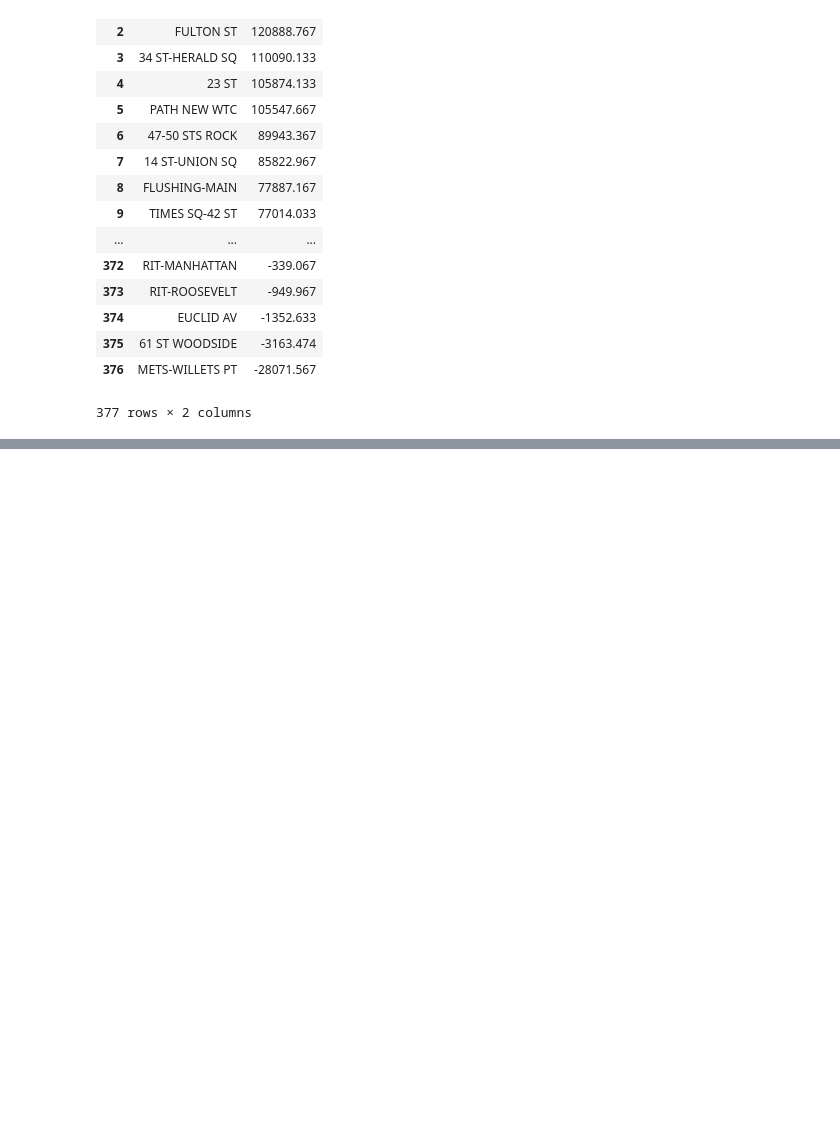
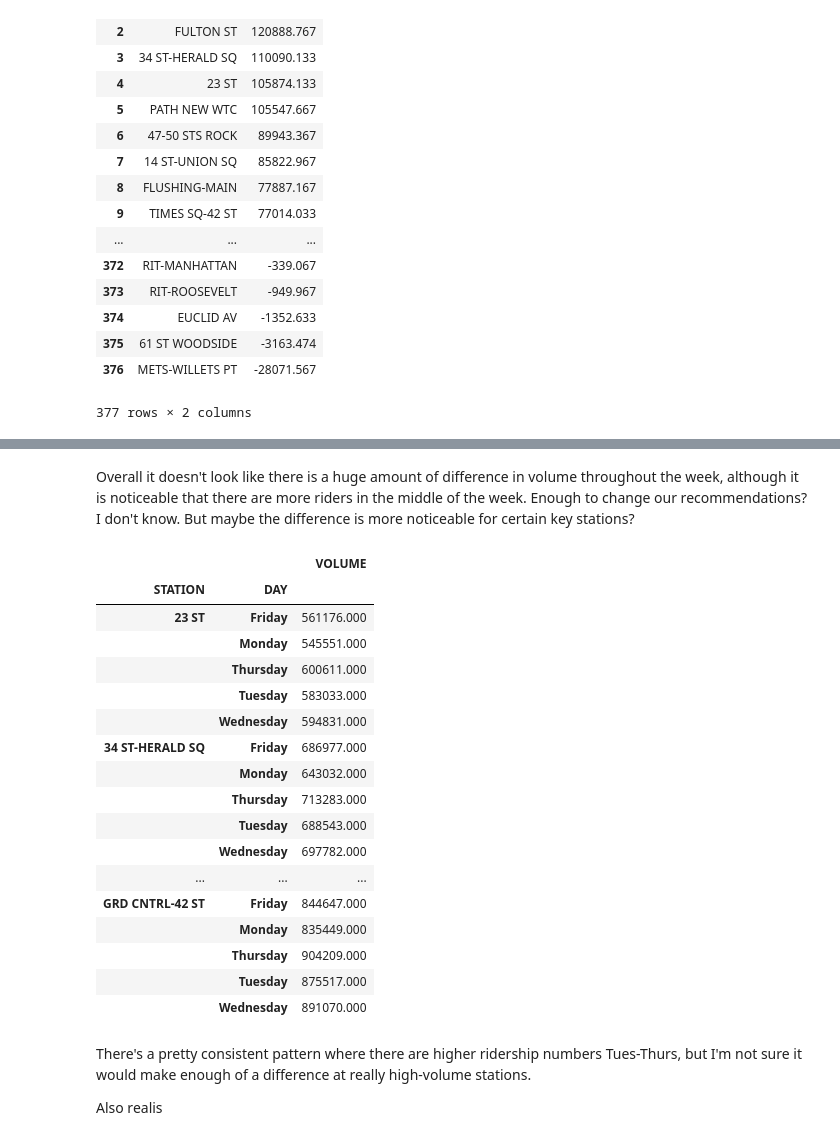
Before and after one commit to huge-reality/MTA_Project_Group_5, a Jupyter notebook: Weekdays Weekends1.ipynb, the cells around one changed output, grey strips where cells are left out. Drawn from its saved outputs; the diff is of its cells as text; code cells hidden in the pictures; blank space fills up the shorter version.

```diff
--- a/Weekdays Weekends1.ipynb
+++ b/Weekdays Weekends1.ipynb
@@ -256,0 +295,29 @@ difference.reset_index()
+# %% [markdown]
+Overall it doesn't look like there is a huge amount of difference in volume throughout the week, although it is noticeable that there are more riders in the middle of the week. Enough to change our recommendations? I don't know. But maybe the difference is more noticeable for certain key stations?
+# %%
+daily_totals2 = weekdays.groupby(['STATION','DAY']).agg({'VOLUME' : 'sum'})
+# %%
+daily_totals2.loc[['GRD CNTRL-42 ST', '34 ST-PENN STA', 'FULTON ST', '34 ST-HERALD SQ', '23 ST']]
+# %% [output]
+|  |  | VOLUME |
+| STATION | DAY |  |
+| 23 ST | Friday | 561176.000 |
+|  | Monday | 545551.000 |
+|  | Thursday | 600611.000 |
+|  | Tuesday | 583033.000 |
+|  | Wednesday | 594831.000 |
+| 34 ST-HERALD SQ | Friday | 686977.000 |
+|  | Monday | 643032.000 |
+|  | Thursday | 713283.000 |
+|  | Tuesday | 688543.000 |
+|  | Wednesday | 697782.000 |
+| ... | ... | ... |
+| GRD CNTRL-42 ST | Friday | 844647.000 |
+|  | Monday | 835449.000 |
+|  | Thursday | 904209.000 |
+|  | Tuesday | 875517.000 |
+|  | Wednesday | 891070.000 |
+# %% [markdown]
+There's a pretty consistent pattern where there are higher ridership numbers Tues-Thurs, but I'm not sure it would make enough of a difference at really high-volume stations.
+
+Also realis
```
Also changed, not shown: parts of 10 cells of this notebook.
